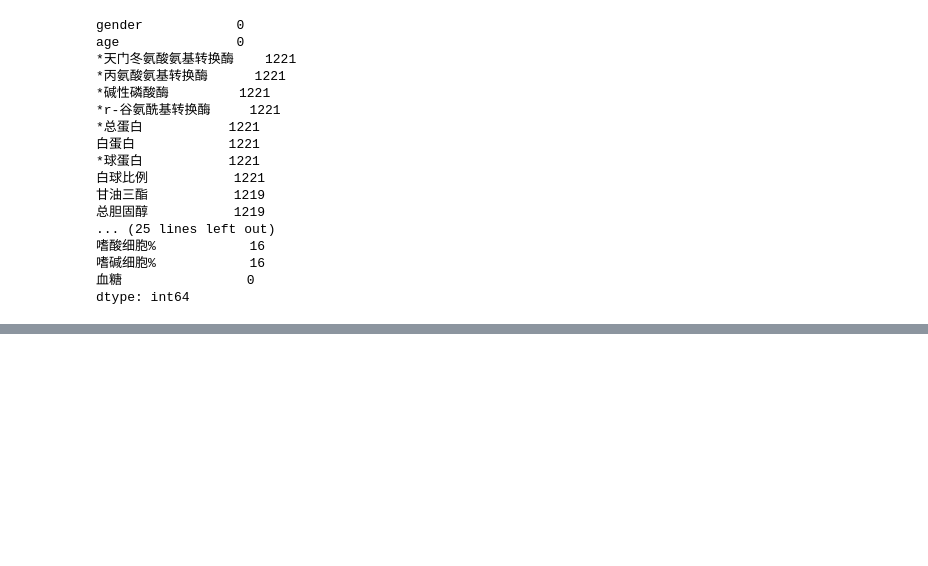
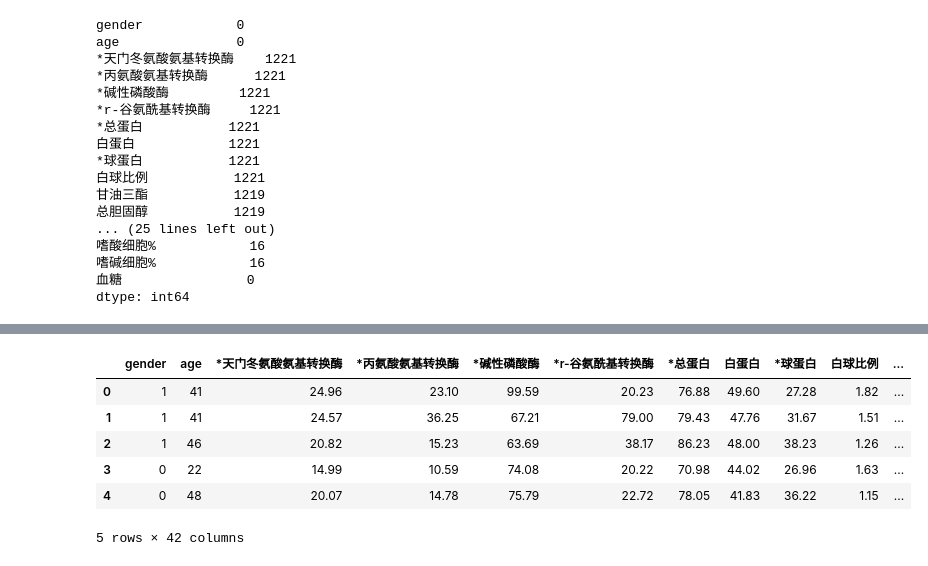
Before and after one commit to zhangtianle/Diabetes, a Jupyter notebook: diabetes/notebooks/EDA.ipynb, the cells around one changed output, grey strips where cells are left out. Drawn from its saved outputs; the diff is of its cells as text; code cells hidden in the pictures; blank space fills up the shorter version.

```diff
--- a/diabetes/notebooks/EDA.ipynb
+++ b/diabetes/notebooks/EDA.ipynb
@@ -147,0 +179,14 @@ train.loc[train["血糖"]>20]
+# %%
+train["new"] = train["血糖"].apply(lambda x:np.log1p(x))
+# %%
+train["old"] = train["new"].apply(lambda x: np.exp(x)-1)
+# %%
+train.head()
+# %% [output]
+|  | gender | age | *天门冬氨酸氨基转换酶 | *丙氨酸氨基转换酶 | *碱性磷酸酶 | *r-谷氨酰基转换酶 | *总蛋白 | 白蛋白 | *球蛋白 | 白球比例 | ... |
+| 0 | 1 | 41 | 24.96 | 23.10 | 99.59 | 20.23 | 76.88 | 49.60 | 27.28 | 1.82 | ... |
+| 1 | 1 | 41 | 24.57 | 36.25 | 67.21 | 79.00 | 79.43 | 47.76 | 31.67 | 1.51 | ... |
+| 2 | 1 | 46 | 20.82 | 15.23 | 63.69 | 38.17 | 86.23 | 48.00 | 38.23 | 1.26 | ... |
+| 3 | 0 | 22 | 14.99 | 10.59 | 74.08 | 20.22 | 70.98 | 44.02 | 26.96 | 1.63 | ... |
+| 4 | 0 | 48 | 20.07 | 14.78 | 75.79 | 22.72 | 78.05 | 41.83 | 36.22 | 1.15 | ... |
+5 rows × 42 columns
```
Also changed, not shown: parts of 16 cells of this notebook, 12 other files.
